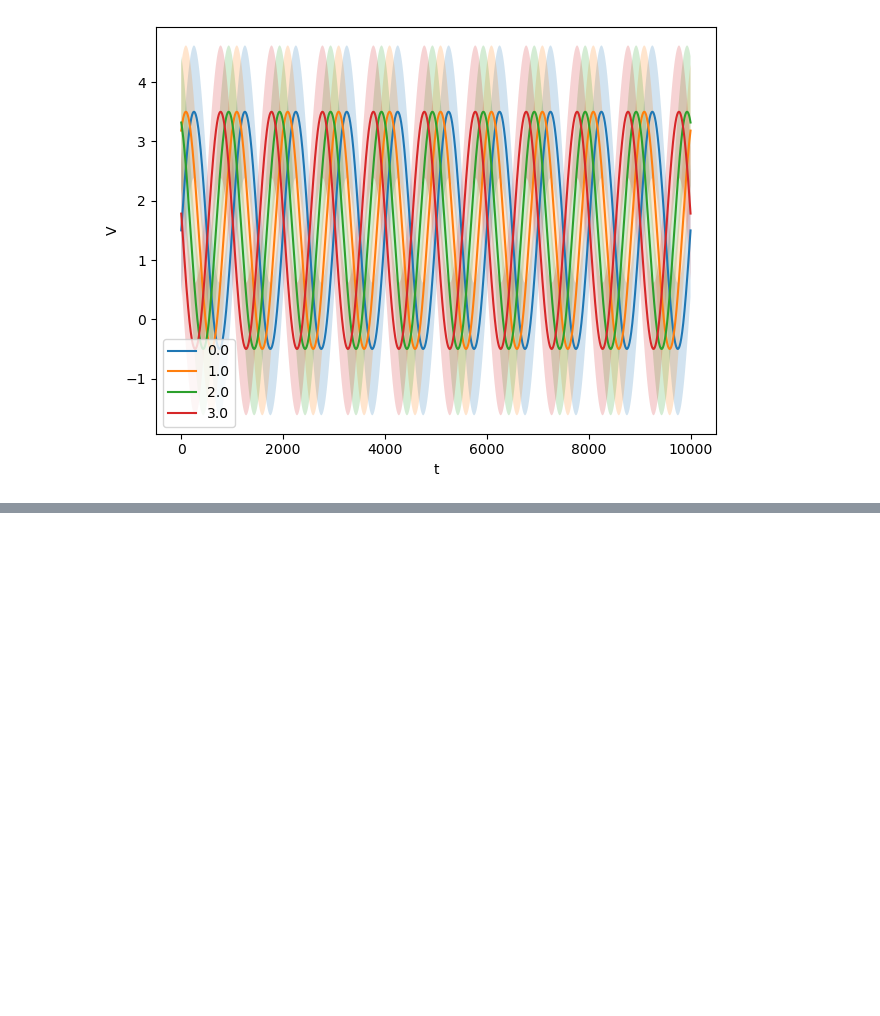
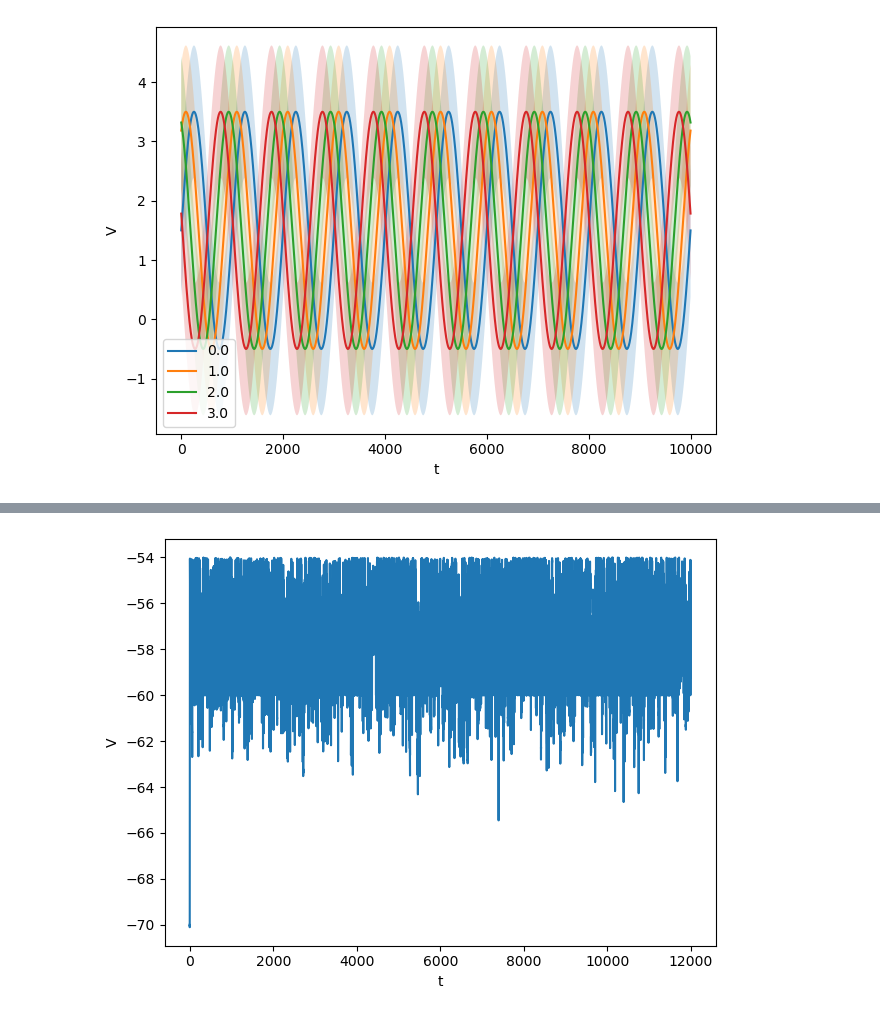
Before and after one commit to yuesha-yc/Conductance-Neurons, a Jupyter notebook: python_analysis/example_plot.ipynb, the cells around one changed output, grey strips where cells are left out. Saved outputs shown, nothing was run; the diff lists cells and outputs as text; code cells hidden in the pictures; blank space fills up the shorter version.

```diff
--- a/python_analysis/example_plot.ipynb
+++ b/python_analysis/example_plot.ipynb
@@ -126,0 +135,4 @@ plt.show()
+# %%
+plot_tv(trials, {"nu_x": 4}, t_key="t", v_key="V")
+# %% [output]
+[figure, added]
```
Also changed, not shown: parts of 1 cell of this notebook, 3 other files.
